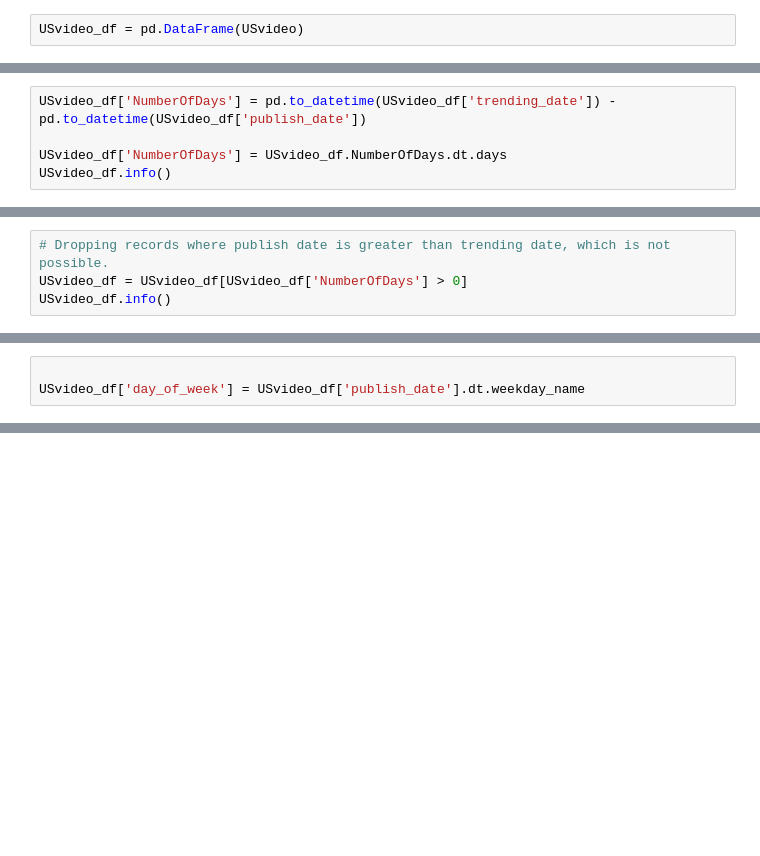
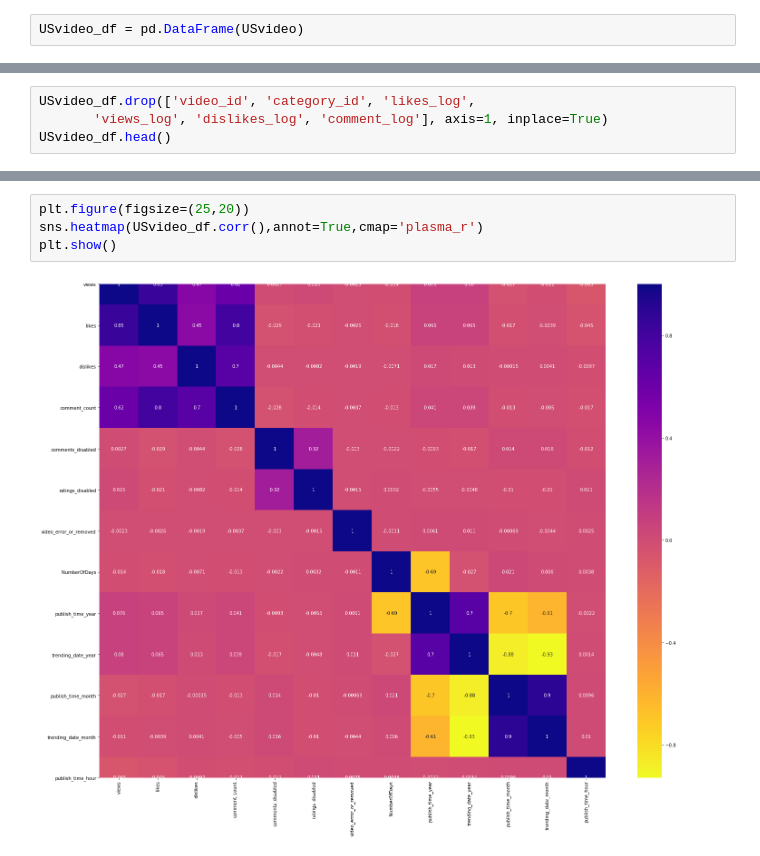
Before and after one commit to avijitj-hub/KDD-Project, a Jupyter notebook: Project - Deliverable 3.ipynb, the cells around one changed output, grey strips where cells are left out. Cells and saved outputs as stored; diff of their text form; blank space fills up the shorter version.

```diff
--- a/Project - Deliverable 3.ipynb
+++ b/Project - Deliverable 3.ipynb
@@ -467,5 +431,0 @@ memory usage: 5.8+ MB
-# %%
-USvideo_df['NumberOfDays'] = pd.to_datetime(USvideo_df['trending_date']) - pd.to_datetime(USvideo_df['publish_date'])
-
-USvideo_df['NumberOfDays'] = USvideo_df.NumberOfDays.dt.days
-USvideo_df.info()
@@ -490,4 +431,0 @@ memory usage: 6.1+ MB
-# %%
-# Dropping records where publish date is greater than trending date, which is not possible.
-USvideo_df = USvideo_df[USvideo_df['NumberOfDays'] > 0]
-USvideo_df.info()
@@ -512,3 +431,0 @@ memory usage: 4.8+ MB
-# %%
-
-USvideo_df['day_of_week'] = USvideo_df['publish_date'].dt.weekday_name
@@ -518,0 +432,4 @@ In our project we use daily trending YouTube videos dataset from kaggle. The vid
+# %%
+USvideo_df.drop(['video_id', 'category_id', 'likes_log',
+       'views_log', 'dislikes_log', 'comment_log'], axis=1, inplace=True)
+USvideo_df.head()
@@ -518,0 +449,6 @@ In our project we use daily trending YouTube videos dataset from kaggle. The vid
+# %%
+plt.figure(figsize=(25,20))
+sns.heatmap(USvideo_df.corr(),annot=True,cmap='plasma_r')
+plt.show()
+# %% [output]
+[figure, added]
```
Also changed, not shown: parts of 83 cells of this notebook.
